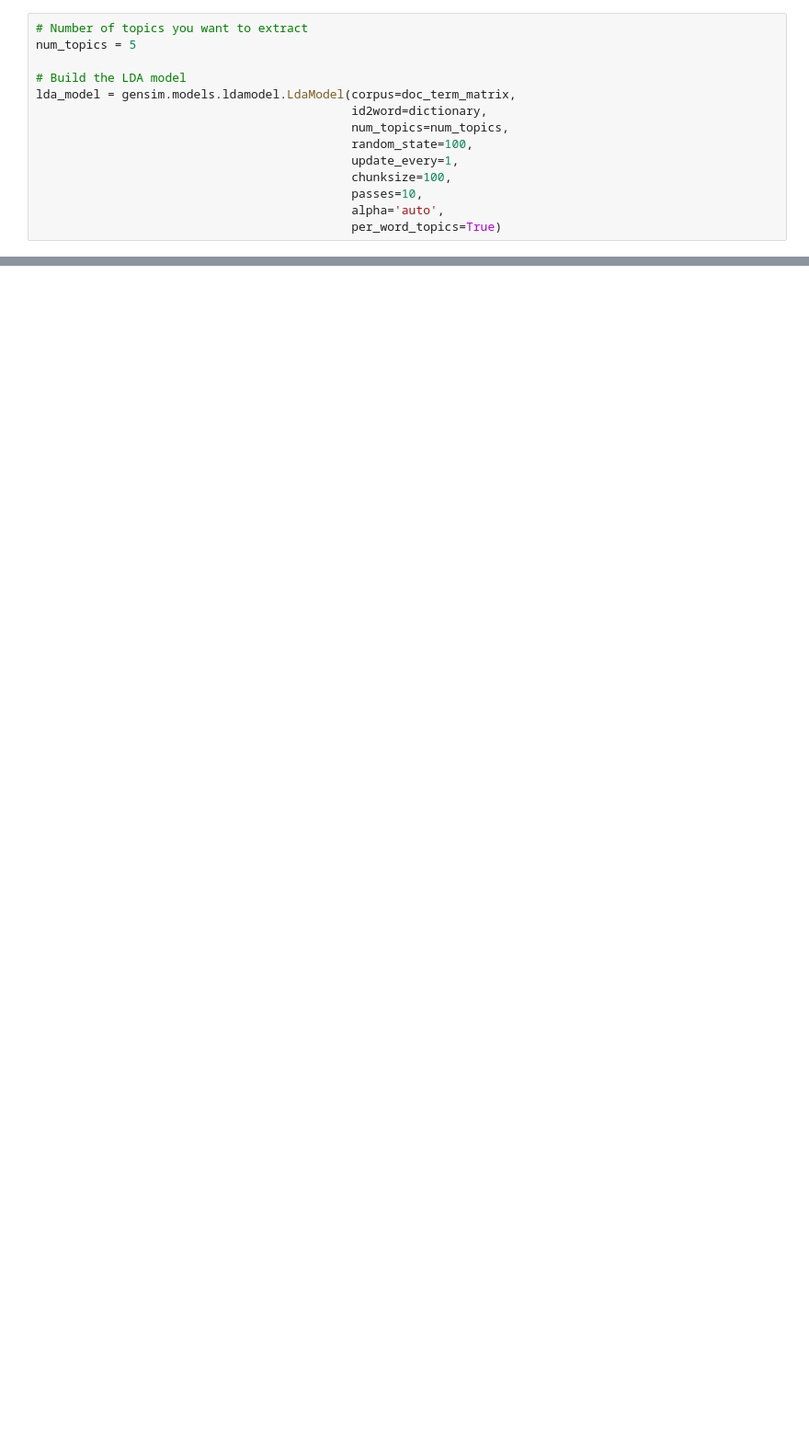
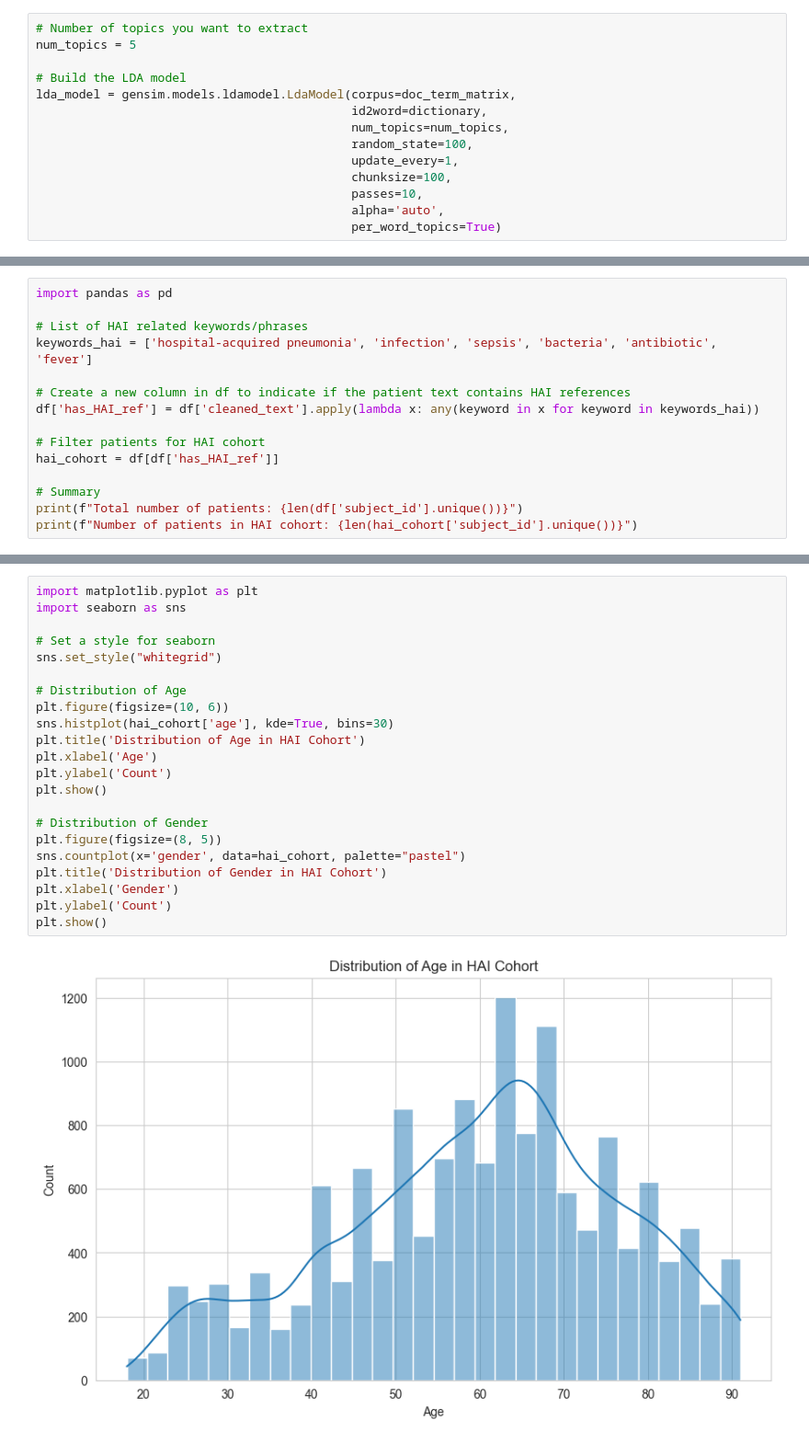
Before and after one commit to wdemichele/COMP90089-VAP-Diagnosis, a Jupyter notebook: ML_Health_NLP.ipynb, the cells around one changed output, grey strips where cells are left out. Shown: that part at 92% size. Cells and saved outputs as stored; diff of their text form; blank space fills up the shorter version.

```diff
--- a/ML_Health_NLP.ipynb
+++ b/ML_Health_NLP.ipynb
@@ -389,0 +424,15 @@ for ent in doc.ents:
+# %%
+import pandas as pd
+
+# List of HAI related keywords/phrases
+keywords_hai = ['hospital-acquired pneumonia', 'infection', 'sepsis', 'bacteria', 'antibiotic', 'fever']
+
+# Create a new column in df to indicate if the patient text contains HAI references
+df['has_HAI_ref'] = df['cleaned_text'].apply(lambda x: any(keyword in x for keyword in keywords_hai))
+
+# Filter patients for HAI cohort
+hai_cohort = df[df['has_HAI_ref']]
+
+# Summary
+print(f"Total number of patients: {len(df['subject_id'].unique())}")
+print(f"Number of patients in HAI cohort: {len(hai_cohort['subject_id'].unique())}")
@@ -389,0 +442,24 @@ for ent in doc.ents:
+# %%
+import matplotlib.pyplot as plt
+import seaborn as sns
+
+# Set a style for seaborn
+sns.set_style("whitegrid")
+
+# Distribution of Age
+plt.figure(figsize=(10, 6))
+sns.histplot(hai_cohort['age'], kde=True, bins=30)
+plt.title('Distribution of Age in HAI Cohort')
+plt.xlabel('Age')
+plt.ylabel('Count')
+plt.show()
+
+# Distribution of Gender
+plt.figure(figsize=(8, 5))
+sns.countplot(x='gender', data=hai_cohort, palette="pastel")
+plt.title('Distribution of Gender in HAI Cohort')
+plt.xlabel('Gender')
+plt.ylabel('Count')
+plt.show()
+# %% [output]
+[figure, added]
```
Also changed, not shown: parts of 27 cells of this notebook.
